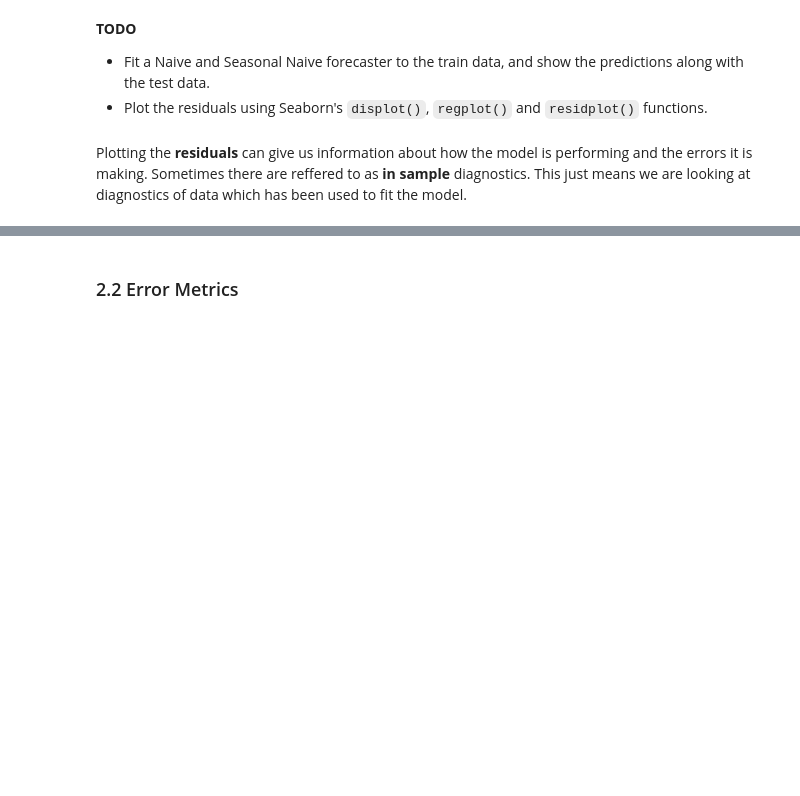
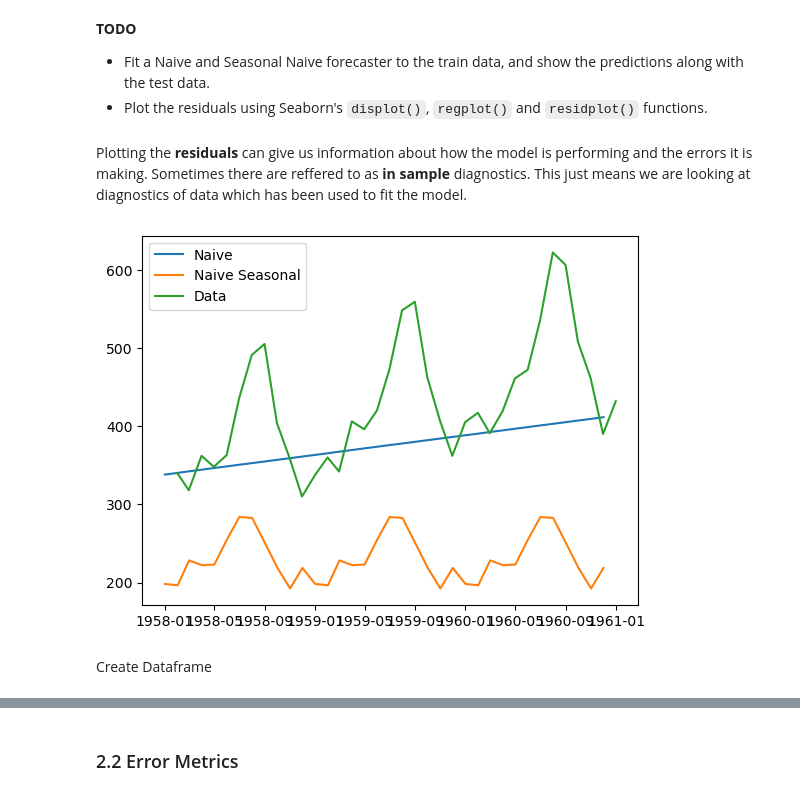
Before and after one commit to ThibaultLaunois/CampNum-12_ML6_time_series, a Jupyter notebook: notebooks/NB2_Time_Series_Forecasts.ipynb, the cells around one changed output, grey strips where cells are left out. Cells and saved outputs as stored; diff of their text form; code cells hidden in the pictures; blank space fills up the shorter version.

Commit message:
feat: add naive forecast to nb2

```diff
--- a/notebooks/NB2_Time_Series_Forecasts.ipynb
+++ b/notebooks/NB2_Time_Series_Forecasts.ipynb
@@ -179,7 +179,7 @@ HORIZON = 12  # We plan to make forecasts for the following 12 months
 PERIOD = 12  # Expected period of seasonality
 
 # Define the length of time into the future for which forecasts are to be prepared
-fh = ForecastingHorizon(test.index, is_relative=False)
+fh = ForecastingHorizon(test.index, is_relative=None)
 # %% [markdown]
 ### 2.1 Fit a Naive Forecaster
 # %% [markdown]
@@ -188,9 +188,24 @@ fh = ForecastingHorizon(test.index, is_relative=False)
 - Plot the residuals using Seaborn's `displot()`, `regplot()` and `residplot()` functions.
 # %%
 # Your code for the Naive Forecaster
+model_naive=NaiveForecaster(strategy='drift')
+model_naive.fit(train)
+test_naive=model_naive.predict(fh)
 # %%
 # Your code for the Seasonal Naive Forecaster
+model_naive=NaiveForecaster(strategy='mean', sp=12)
+model_naive.fit(train)
+test_naive_seasonal=model_naive.predict(fh)
 # %% [markdown]
 Plotting the **residuals** can give us information about how the model is performing and the errors it is making.  Sometimes there are reffered to as **in sample** diagnostics. This just means we are looking at diagnostics of data which has been used to fit the model.
 # %%
 # Your code here
+plt.plot(test_naive.index.to_timestamp(),test_naive, label="Naive")
+plt.plot(test_naive_seasonal.index.to_timestamp(), test_naive_seasonal, label="Naive Seasonal")
+plt.plot(test.index, test, label="Data")
+plt.legend()
+plt.show()
+# %% [output]
+[figure, added]
+# %% [markdown]
+Create Dataframe
```
Also changed, not shown: parts of 8 cells of this notebook.
